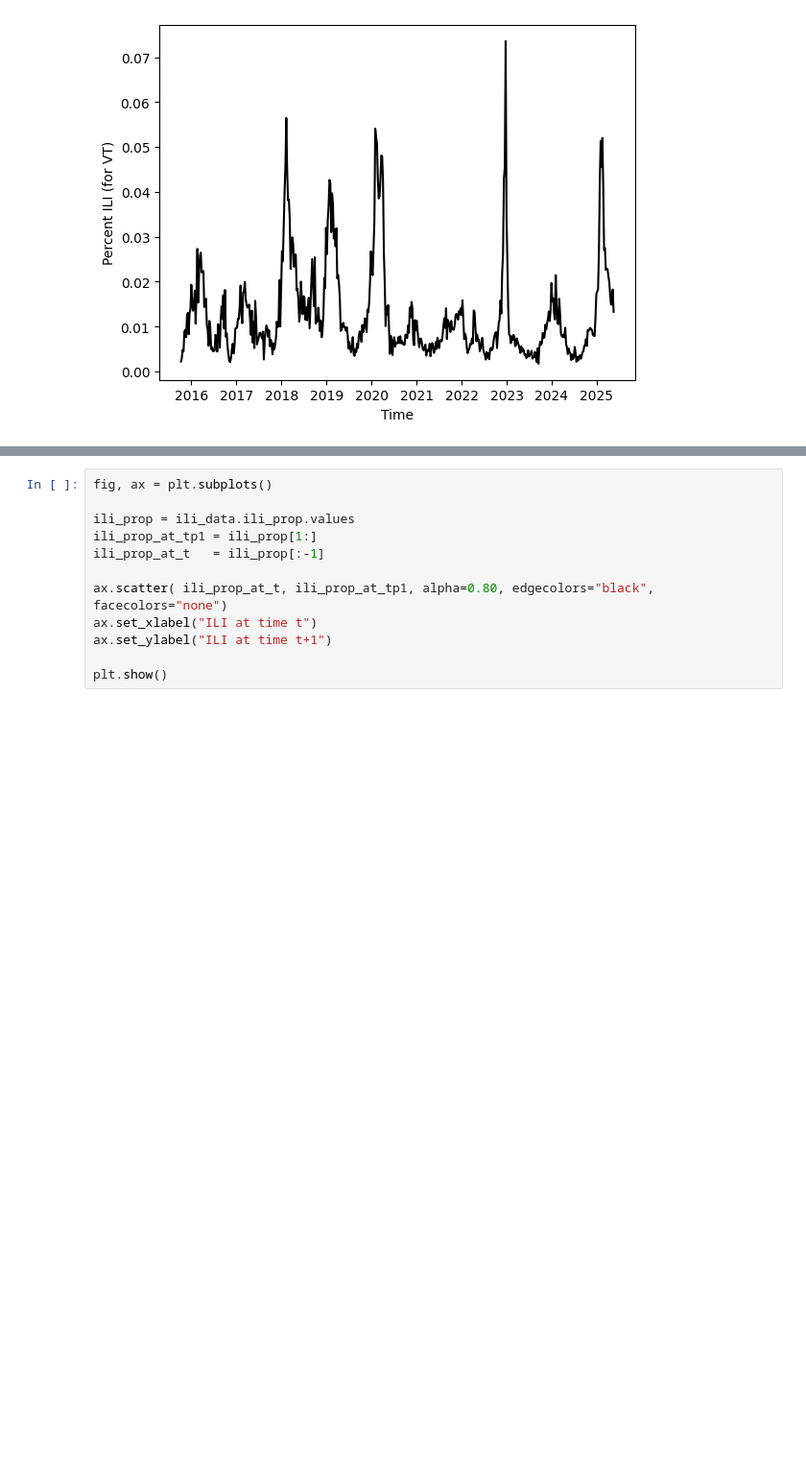
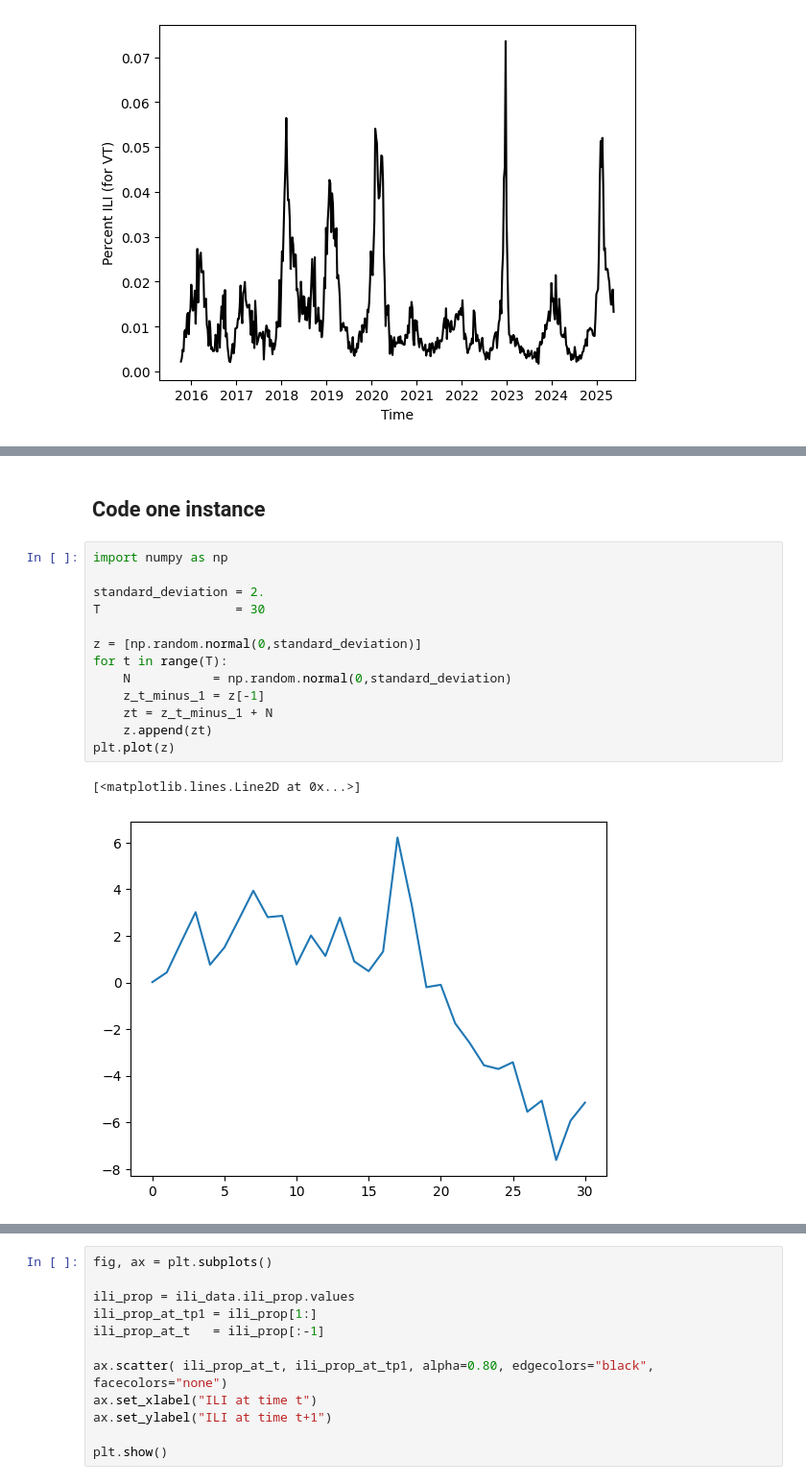
Before and after one commit to computationalUncertaintyLab/2025-AMPH-TSA, a Jupyter notebook: 2025-10-16-AMPH.ipynb, the cells around one changed output, grey strips where cells are left out. Shown at 96% size. Cells and saved outputs as stored; diff of their text form; blank space fills up the shorter version.

```diff
--- a/2025-10-16-AMPH.ipynb
+++ b/2025-10-16-AMPH.ipynb
@@ -83,0 +85,18 @@ This is often called a lag 1-plot.
+# %% [markdown]
+## Code one instance
+# %%
+import numpy as np
+
+standard_deviation = 2.
+T                  = 30
+
+z = [np.random.normal(0,standard_deviation)]
+for t in range(T):
+    N           = np.random.normal(0,standard_deviation)
+    z_t_minus_1 = z[-1]
+    zt = z_t_minus_1 + N
+    z.append(zt)
+plt.plot(z)
+# %% [output]
+[<matplotlib.lines.Line2D at 0x...>]
+[figure, added]
```
Also changed, not shown: parts of 13 cells of this notebook.
